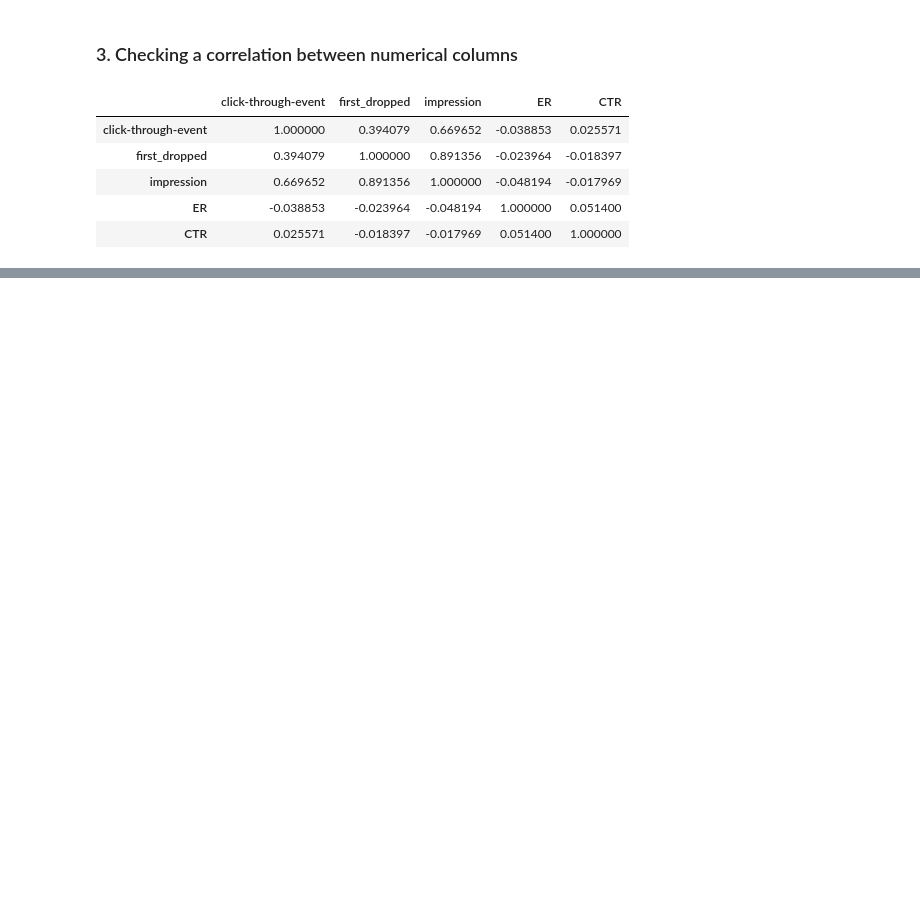
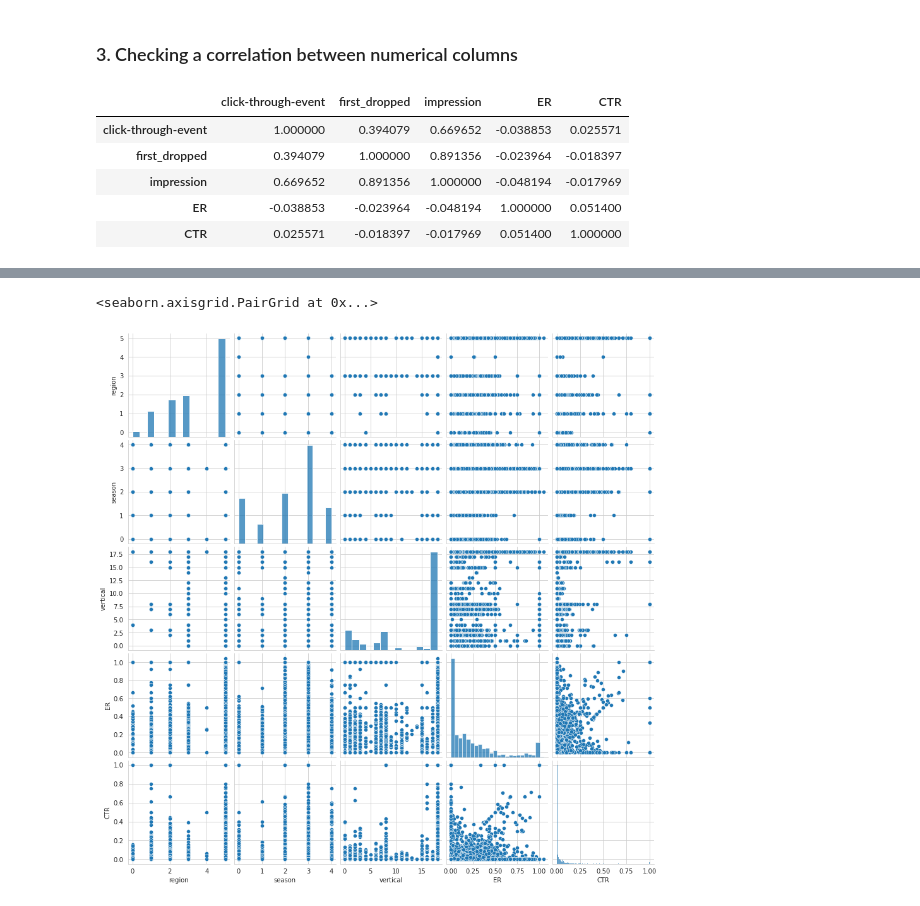
Before and after one commit to saminegash/adludio-ds-challenge, a Jupyter notebook: notebook/Challenge Adludio Task 4 .ipynb, the cells around one changed output, grey strips where cells are left out. Drawn from its saved outputs; the diff is of its cells as text; code cells hidden in the pictures; blank space fills up the shorter version.

```diff
--- a/notebook/Challenge Adludio Task 4 .ipynb
+++ b/notebook/Challenge Adludio Task 4 .ipynb
@@ -145,0 +189,6 @@ sns.pairplot(data, hue = 'region')
+# %%
+le = LabelEncoder()
+# %%
+data['region'] = le.fit_transform(data['region'])
+data['season'] = le.fit_transform(data['season'])
+data['vertical'] = le.fit_transform(data['vertical'])
@@ -145,0 +216,7 @@ sns.pairplot(data, hue = 'region')
+# %%
+df_corr = data[['region','season','vertical','ER','CTR']]
+# %%
+sns.pairplot(df_corr)
+# %% [output]
+<seaborn.axisgrid.PairGrid at 0x...>
+[figure, added]
```
Also changed, not shown: parts of 15 cells of this notebook, 3 other files.
